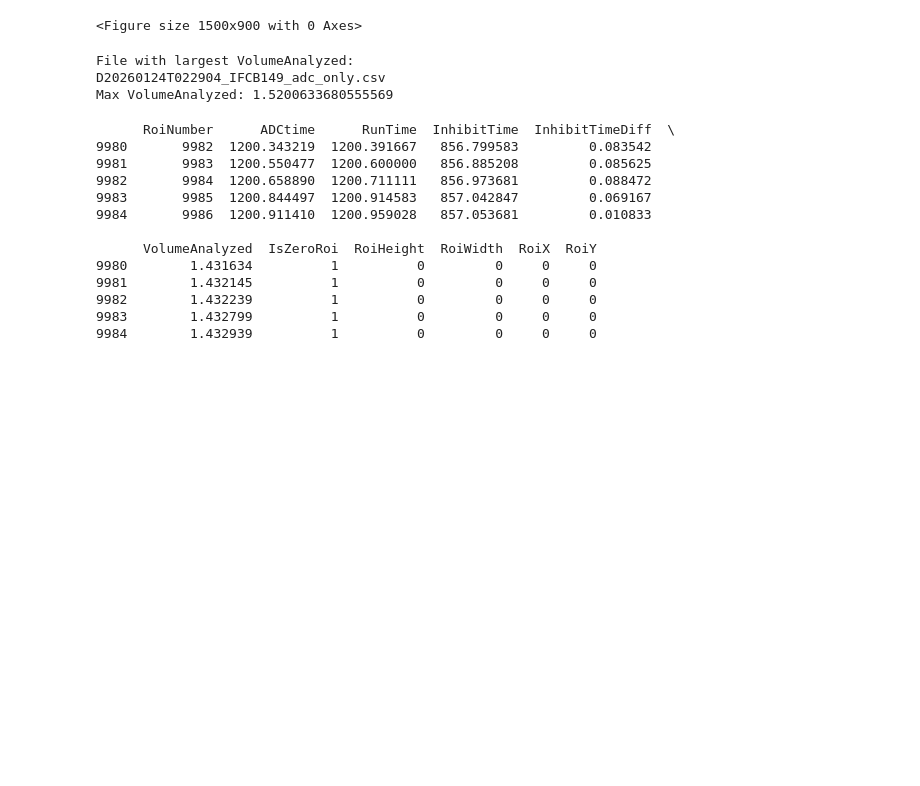
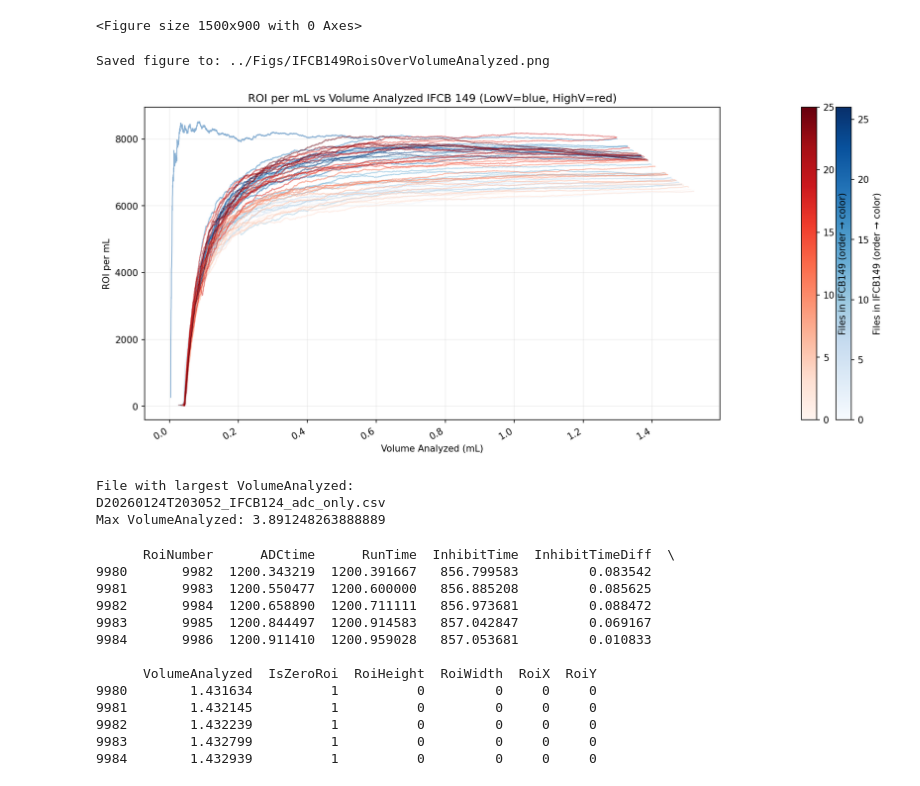
Before and after one commit to michaelstaiger/IFCBParticleSize, a Jupyter notebook: EmpyricalAnalysis/Notebooks/DilExpJata.ipynb, the cells around one changed output. Drawn from its saved outputs; the diff is of its cells as text; code cells hidden in the pictures; blank space fills up the shorter version.

Commit message:
working up jata data and building out roi/ml analysis

```diff
--- a/EmpyricalAnalysis/Notebooks/DilExpJata.ipynb
+++ b/EmpyricalAnalysis/Notebooks/DilExpJata.ipynb
@@ -128,10 +236,19 @@ plt.show()
+# %%
+# === USAGE ===
+data_dir1 = "../IFCBData/dilExp/jataLowV/hablab_jata_lowV/merged/IFCB149/"
+data_dir2 = "../IFCBData/dilExp/jataHighV/hablab_jata_highV/merged/IFCB149/"
+
+plot_two_dirs(data_dir1, data_dir2,save_path="../Figs/IFCB149RoisOverVolumeAnalyzed.png")
+# %% [output]
+Saved figure to: ../Figs/IFCB149RoisOverVolumeAnalyzed.png
+[figure, added]
 # %%
 ## Try to figure out which file has 4 ml volume Analyzed
 
 max_volume = -float("inf")
 max_file = None
 
-for csv_file in data_dir.glob("*.csv"):
+for csv_file in Path(data_dir1).glob("*.csv"):
     df = pd.read_csv(csv_file)
 
     if "VolumeAnalyzed" not in df.columns:
@@ -151,8 +268,8 @@ print(max_file)
 print("Max VolumeAnalyzed:", max_volume)
 # %% [output]
 File with largest VolumeAnalyzed:
-D20260124T022904_IFCB149_adc_only.csv
-Max VolumeAnalyzed: 1.5200633680555569
+D20260124T203052_IFCB124_adc_only.csv
+Max VolumeAnalyzed: 3.891248263888889
 # %%
 testdf=pd.read_csv("../IFCBData/dilExp/jataLowV/hablab_jata_lowV/merged/IFCB124/D20260124T211717_IFCB124_adc_only.csv")
 # %%
```
Also changed, not shown: parts of 8 cells of this notebook.
